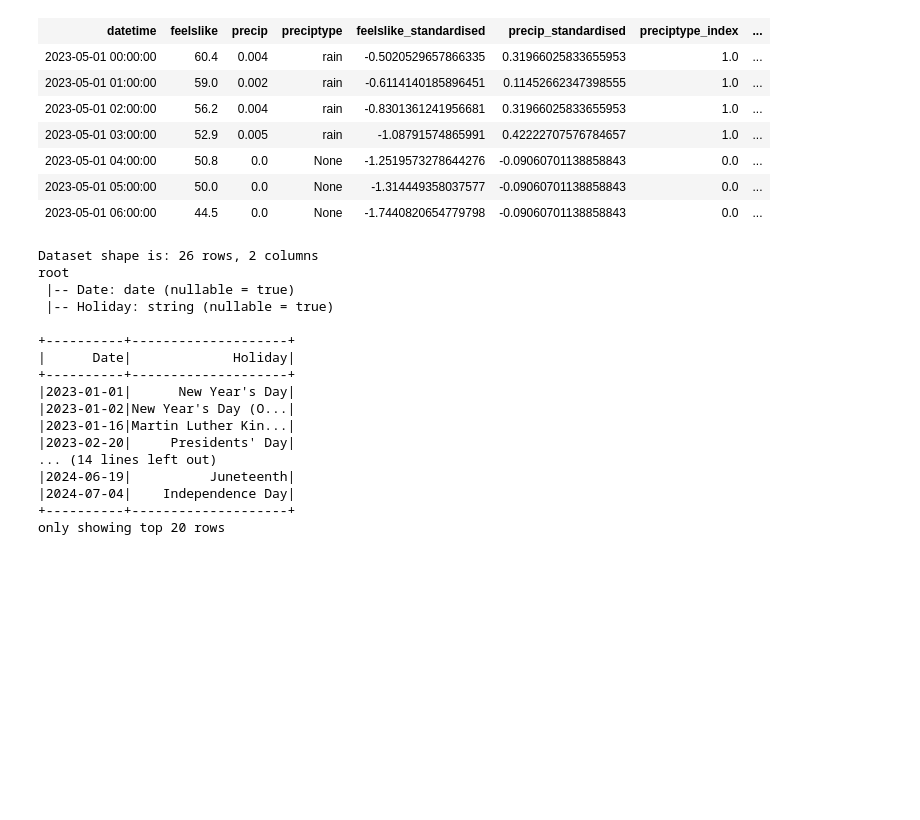
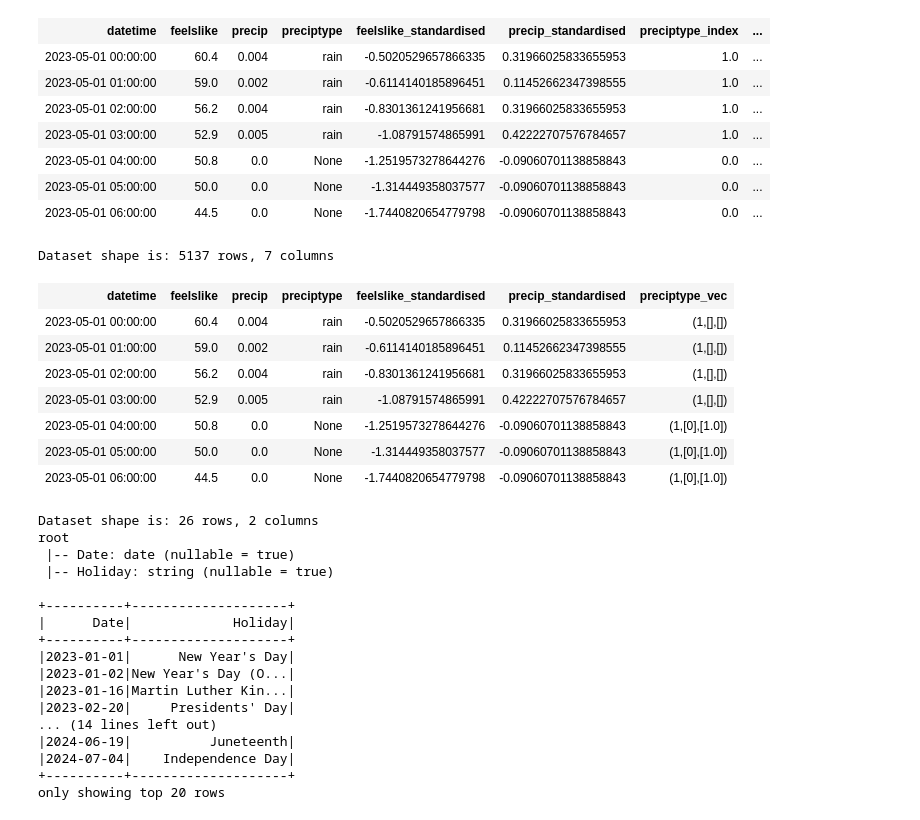
Before and after one commit to alistaircwh/Rideshare-Earnings-Forecasting, a Jupyter notebook: notebook/preprocess.ipynb, the cells around one changed output. Cells and saved outputs as stored; diff of their text form; code cells hidden in the pictures; blank space fills up the shorter version.

```diff
--- a/notebook/preprocess.ipynb
+++ b/notebook/preprocess.ipynb
@@ -599,6 +593,24 @@ weather_df.limit(7)
 | 2023-05-01 04:00:00 | 50.8 | 0.0 | None | -1.2519573278644276 | -0.09060701138858843 | 0.0 | ... |
 | 2023-05-01 05:00:00 | 50.0 | 0.0 | None | -1.314449358037577 | -0.09060701138858843 | 0.0 | ... |
 | 2023-05-01 06:00:00 | 44.5 | 0.0 | None | -1.7440820654779798 | -0.09060701138858843 | 0.0 | ... |
+# %%
+# Drop index feature column no longer needed
+
+columns_to_drop = ['preciptype_index']
+
+weather_df = weather_df.drop(*columns_to_drop)
+get_dataset_shape(weather_df)
+weather_df.limit(7)
+# %% [output]
+Dataset shape is: 5137 rows, 7 columns
+| datetime | feelslike | precip | preciptype | feelslike_standardised | precip_standardised | preciptype_vec |
+| 2023-05-01 00:00:00 | 60.4 | 0.004 | rain | -0.5020529657866335 | 0.31966025833655953 | (1,[],[]) |
+| 2023-05-01 01:00:00 | 59.0 | 0.002 | rain | -0.6114140185896451 | 0.11452662347398555 | (1,[],[]) |
+| 2023-05-01 02:00:00 | 56.2 | 0.004 | rain | -0.8301361241956681 | 0.31966025833655953 | (1,[],[]) |
+| 2023-05-01 03:00:00 | 52.9 | 0.005 | rain | -1.08791574865991 | 0.42222707576784657 | (1,[],[]) |
+| 2023-05-01 04:00:00 | 50.8 | 0.0 | None | -1.2519573278644276 | -0.09060701138858843 | (1,[0],[1.0]) |
+| 2023-05-01 05:00:00 | 50.0 | 0.0 | None | -1.314449358037577 | -0.09060701138858843 | (1,[0],[1.0]) |
+| 2023-05-01 06:00:00 | 44.5 | 0.0 | None | -1.7440820654779798 | -0.09060701138858843 | (1,[0],[1.0]) |
 # %%
 # Load public holidays data
 holidays_2023_df = spark.read.csv('../data/raw_csv/2023_holidays.csv', header=True, inferSchema=True)
```
Also changed, not shown: parts of 17 cells of this notebook, 13 other files.
